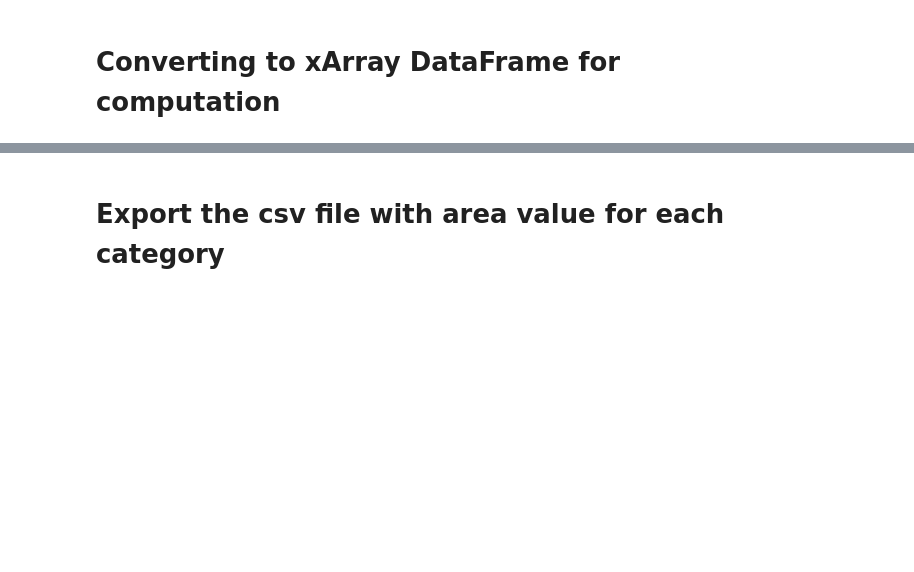
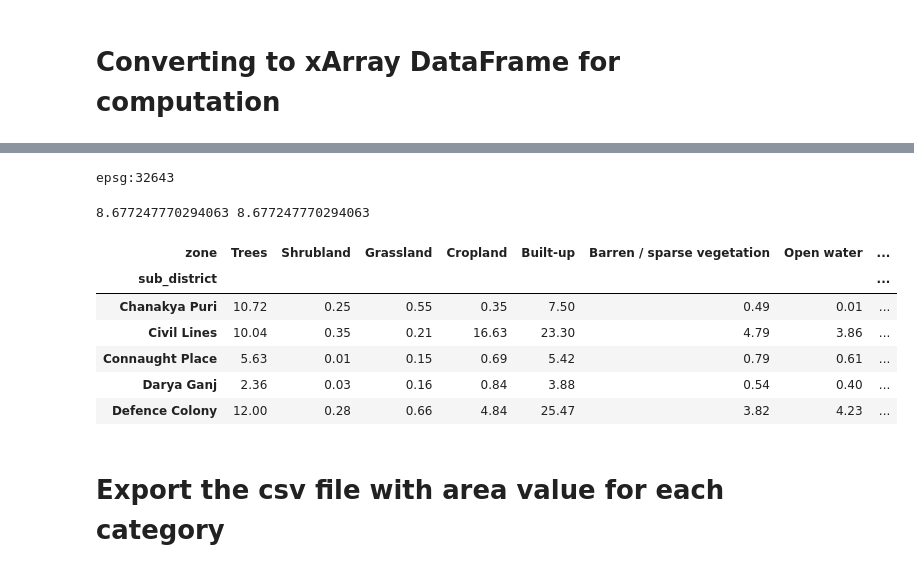
Before and after one commit to Santhosh-M31/python_projects, a Jupyter notebook: catogrical_zonal_stats.ipynb, the cells around one changed output, grey strips where cells are left out. Drawn from its saved outputs; the diff is of its cells as text; code cells hidden in the pictures; blank space fills up the shorter version.

Commit message:
updated categorical raster script and data

```diff
--- a/catogrical_zonal_stats.ipynb
+++ b/catogrical_zonal_stats.ipynb
@@ -31,7 +31,7 @@ def check_projection(geo_df):
         return geo_df
 # %%
 delhi_subdistricts = gpd.read_file('delhi.gpkg')
-delhi_subdistricts = check_projection(delhi_subdistricts)
+delhi_subdistricts = set_projection(delhi_subdistricts, 4236)
 # %%
 # set this as defalt CRS, this CRS will be used for all data
 def_crs = delhi_subdistricts.crs
@@ -90,10 +130,27 @@ delhi_landcover_clipped.rio.to_raster("delhi_landcover_clipped.tif")
+# %%
+# Reproject boundary file and get 32643 WRK File
+delhi_subdistricts_projected = set_projection(delhi_subdistricts, 32643)
+reproject_crs = delhi_subdistricts_projected.crs
+print(reproject_crs)
+# To get the pixel resolution
+delhi_landcover_clipped_projected = delhi_landcover_clipped.rio.reproject(reproject_crs)
+# %% [output]
+epsg:32643
+# %%
+# Compute the Pixel size to compute ara
+x_res = abs(delhi_landcover_clipped_projected.rio.resolution()[0])
+y_res = abs(delhi_landcover_clipped_projected.rio.resolution()[1])
+print(x_res, y_res)
+# %% [output]
+8.677247770294063 8.677247770294063
 # %%
 concatList = []
-for _, sub_district in delhi_subdistricts.iterrows():
+for _, sub_district in delhi_subdistricts_projected.iterrows():
     shape_geom = sub_district['geometry']
-    raster = delhi_landcover_clipped.rio.clip(shape_geom, def_crs)
+    raster = delhi_landcover_clipped_projected.rio.clip(shape_geom, reproject_crs)
     stats_df = stats(zones=raster[0], values=raster[0])
-    stats_df['area_km'] = stats_df['count']*10*10/1000000
+    stats_df['area_km'] = stats_df['count']*x_res*y_res/1000000
+    stats_df['area_km'] = stats_df['area_km'].round(decimals= 2)
     stats_df = stats_df[['zone', 'area_km']].set_index('zone').drop(0).transpose()
     stats_df['sub_district'] = sub_district['NAME']
     concatList.append(stats_df)
@@ -114,8 +171,16 @@ calss_values = {
   100: "Moss and lichen"
 }
 # %%
-area_df = area_df.rename(columns=calss_values)
+area_df = area_df.rename(columns=calss_values).sort_index()
 area_df.head()
+# %% [output]
+| zone | Trees | Shrubland | Grassland | Cropland | Built-up | Barren / sparse vegetation | Open water | ... |
+| sub_district |  |  |  |  |  |  |  | ... |
+| Chanakya Puri | 10.72 | 0.25 | 0.55 | 0.35 | 7.50 | 0.49 | 0.01 | ... |
+| Civil Lines | 10.04 | 0.35 | 0.21 | 16.63 | 23.30 | 4.79 | 3.86 | ... |
+| Connaught Place | 5.63 | 0.01 | 0.15 | 0.69 | 5.42 | 0.79 | 0.61 | ... |
+| Darya Ganj | 2.36 | 0.03 | 0.16 | 0.84 | 3.88 | 0.54 | 0.40 | ... |
+| Defence Colony | 12.00 | 0.28 | 0.66 | 4.84 | 25.47 | 3.82 | 4.23 | ... |
 # %% [markdown]
 # Export the csv file with area value for each category
 # %%
```
Also changed, not shown: parts of 10 cells of this notebook, 2 other files.
